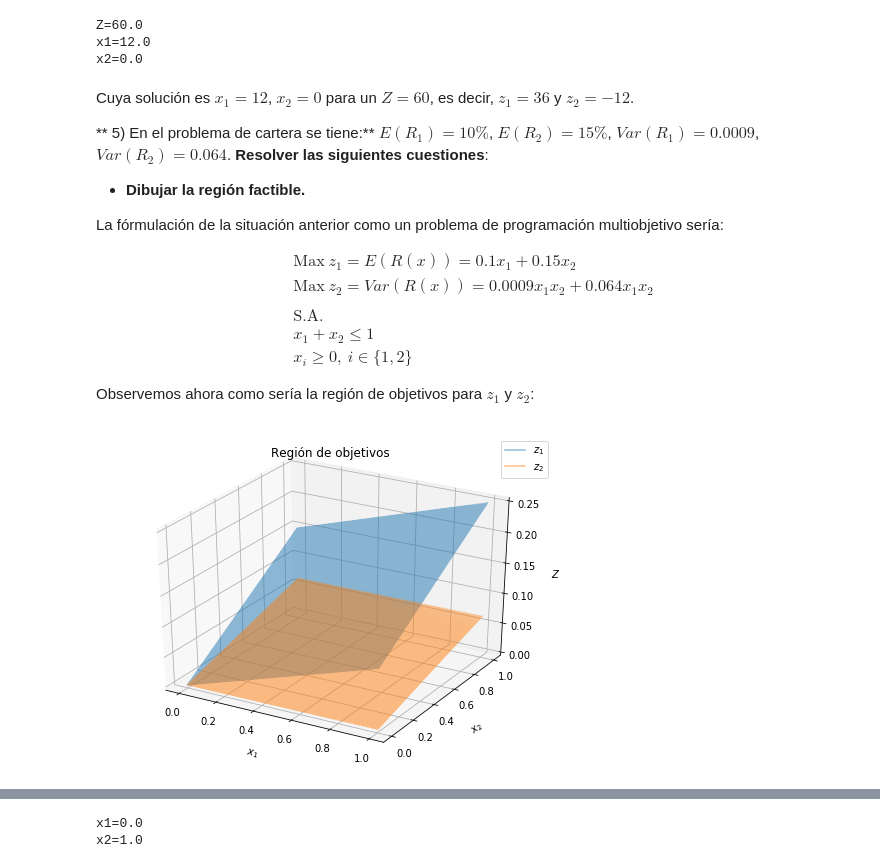
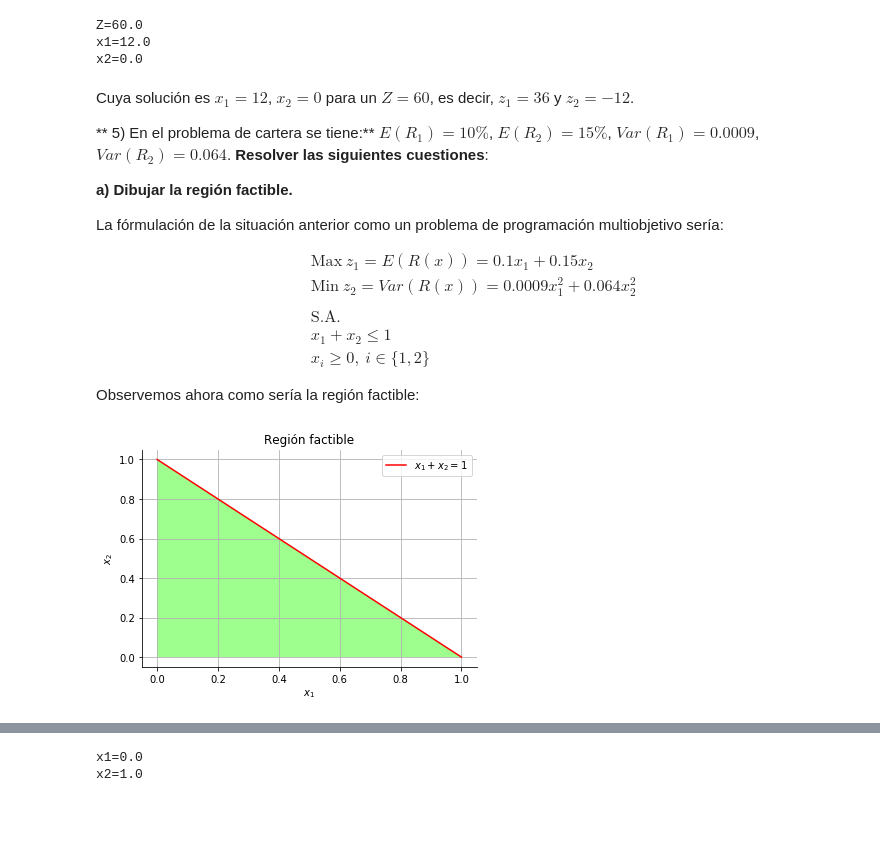
Before and after one commit to j-luisrd/Programaci-n, a Jupyter notebook: PM/Taller.ipynb, the cells around one changed output, grey strips where cells are left out. Saved outputs shown, nothing was run; the diff lists cells and outputs as text; code cells hidden in the pictures; blank space fills up the shorter version.

```diff
--- a/PM/Taller.ipynb
+++ b/PM/Taller.ipynb
@@ -316,15 +287,19 @@ x2=0.0
 Cuya solución es $x_1=12$, $x_2=0$ para un $Z=60$, es decir, $z_1=36$ y $z_2=-12$.
 
 ** 5) En el problema de cartera se tiene:** $E(R_1)=10\%$, $E(R_2)=15\%$, $Var(R_1)=0.0009$, $Var(R_2)=0.064$. **Resolver las siguientes cuestiones**:
-* **Dibujar la región factible.**
+
+**a) Dibujar la región factible.**
 
 La fórmulación de la situación anterior como un problema de programación multiobjetivo sería:
 
-$$\begin{aligned}&\text{Max} \ z_1=E(R(x))=0.1x_1+0.15x_2\\ &\text{Max} \ z_2=Var(R(x))=0.0009x_1x_2+0.064x_1x_2\\ \\&\text{S.A.}\\ &x_1+x_2\leq 1\\ &x_i\geq 0, \ i\in\{1,2\} \end{aligned}$$
+$$\begin{aligned}&\text{Max} \ z_1=E(R(x))=0.1x_1+0.15x_2\\ &\text{Min} \ z_2=Var(R(x))=0.0009x_1^2+0.064x_2^2\\ \\&\text{S.A.}\\ &x_1+x_2\leq 1\\ &x_i\geq 0, \ i\in\{1,2\} \end{aligned}$$
 
-Observemos ahora como sería la región de objetivos para $z_1$ y $z_2$:
+Observemos ahora como sería la región factible:
-# %%
-plot(0.1,0.15,0.0009,0.064,1,1,0,0,0,0)
-# %% [output]
-[figure, removed]
+# %%
+x=np.linspace(0,1,100)
+F_1=1-x
+verts=[[0,0],[0,1],[1,0],[0,0]]
+g(1,'$x_2$','$x_1$','$x_1+x_2=1$',' ','red',' ','Región factible',0,2,0,0,0,0,1,verts)
+# %% [output]
+[figure, added]
 # %% [markdown]
```
Also changed, not shown: parts of 19 cells of this notebook.
